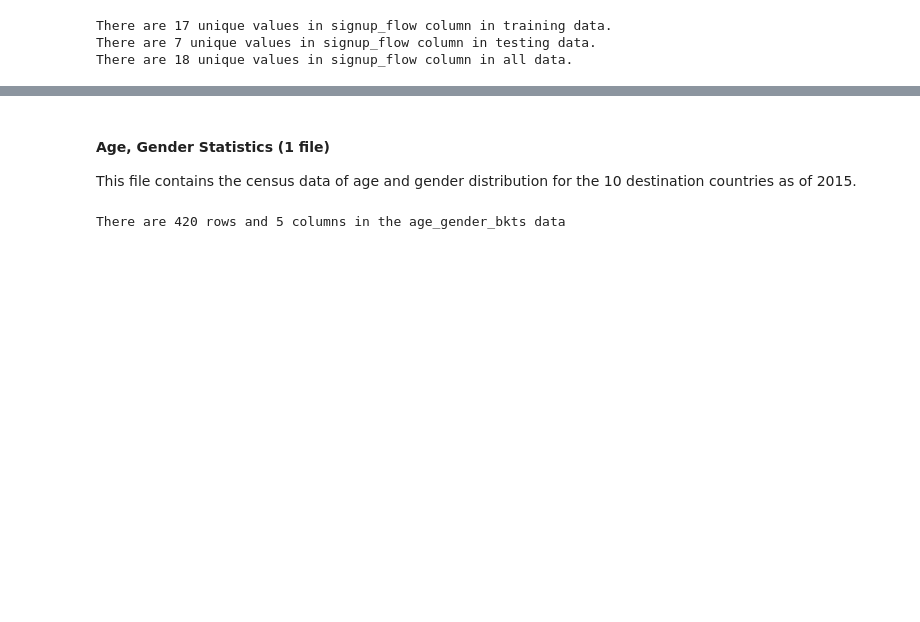
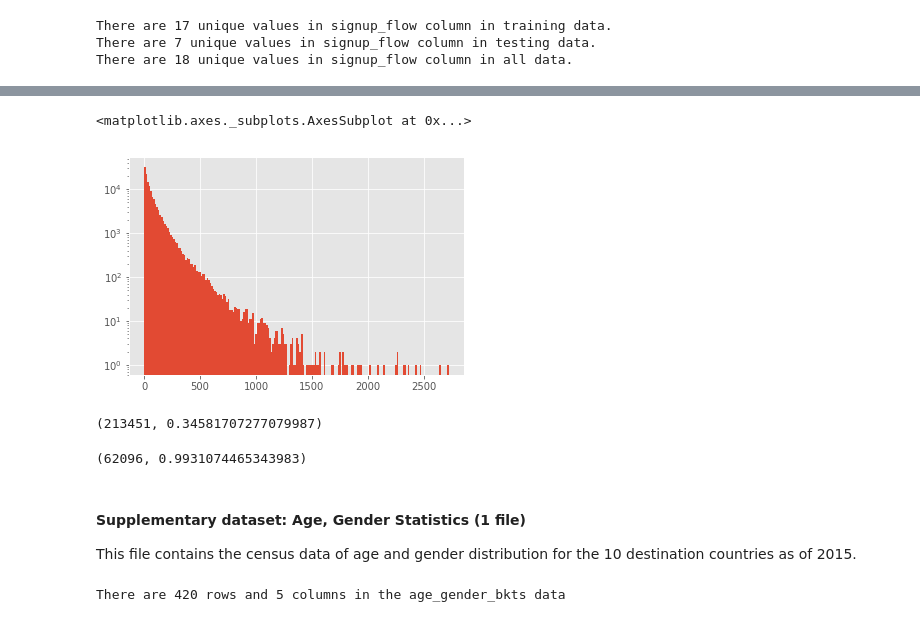
Before and after one commit to xingliuUT/History-Kaggle-Airbnb, a Jupyter notebook: solution.ipynb, the cells around one changed output, grey strips where cells are left out. Drawn from its saved outputs; the diff is of its cells as text; code cells hidden in the pictures; blank space fills up the shorter version.

```diff
--- a/solution.ipynb
+++ b/solution.ipynb
@@ -97,0 +237,2 @@ There are 18 unique values in signup_flow column in all data.
+# %%
+action_counts = sessions_data.user_id.value_counts()
@@ -98,5 +246,19 @@ There are 18 unique values in signup_flow column in all data.
+# %%
+# plot histogram of total number of actions per user
+action_counts.hist(bins = 200, log = True)
+# %% [output]
+<matplotlib.axes._subplots.AxesSubplot at 0x...>
+[figure, added]
+# %%
+len(set(train_users_data.id.unique())), len(set(action_counts.index.values) & set(train_users_data.id.unique()))/len(set(train_users_data.id.unique()))
+# %% [output]
+(213451, 0.34581707277079987)
+# %%
+len(set(test_users_data.id.unique())), len(set(action_counts.index.values) & set(test_users_data.id.unique()))/len(set(test_users_data.id.unique()))
+# %% [output]
+(62096, 0.9931074465343983)
 # %% [markdown]
-#### Age, Gender Statistics (1 file)
+#### Supplementary dataset: Age, Gender Statistics (1 file)
 
 This file contains the census data of age and gender distribution for the 10 destination countries as of 2015.
 # %%
```
Also changed, not shown: parts of 41 cells of this notebook.
